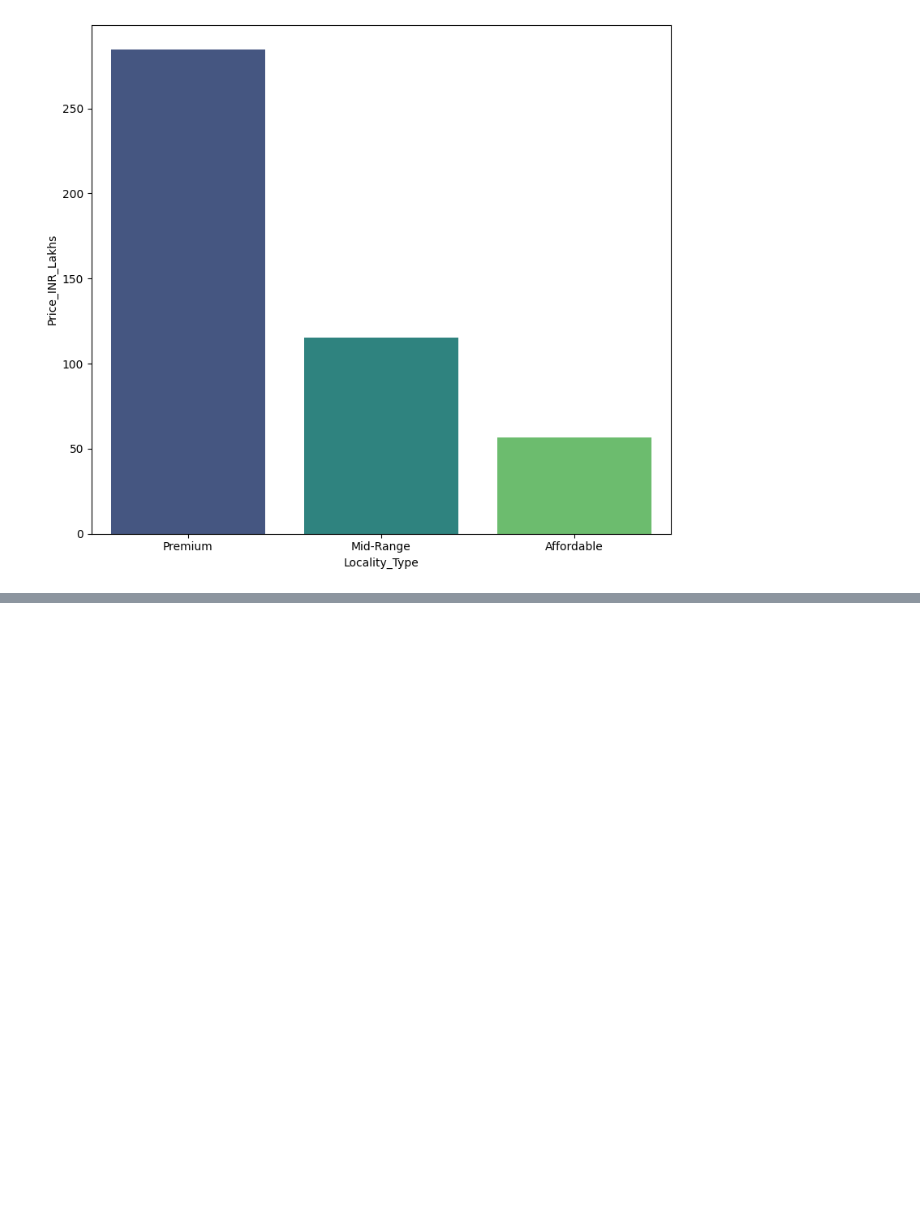
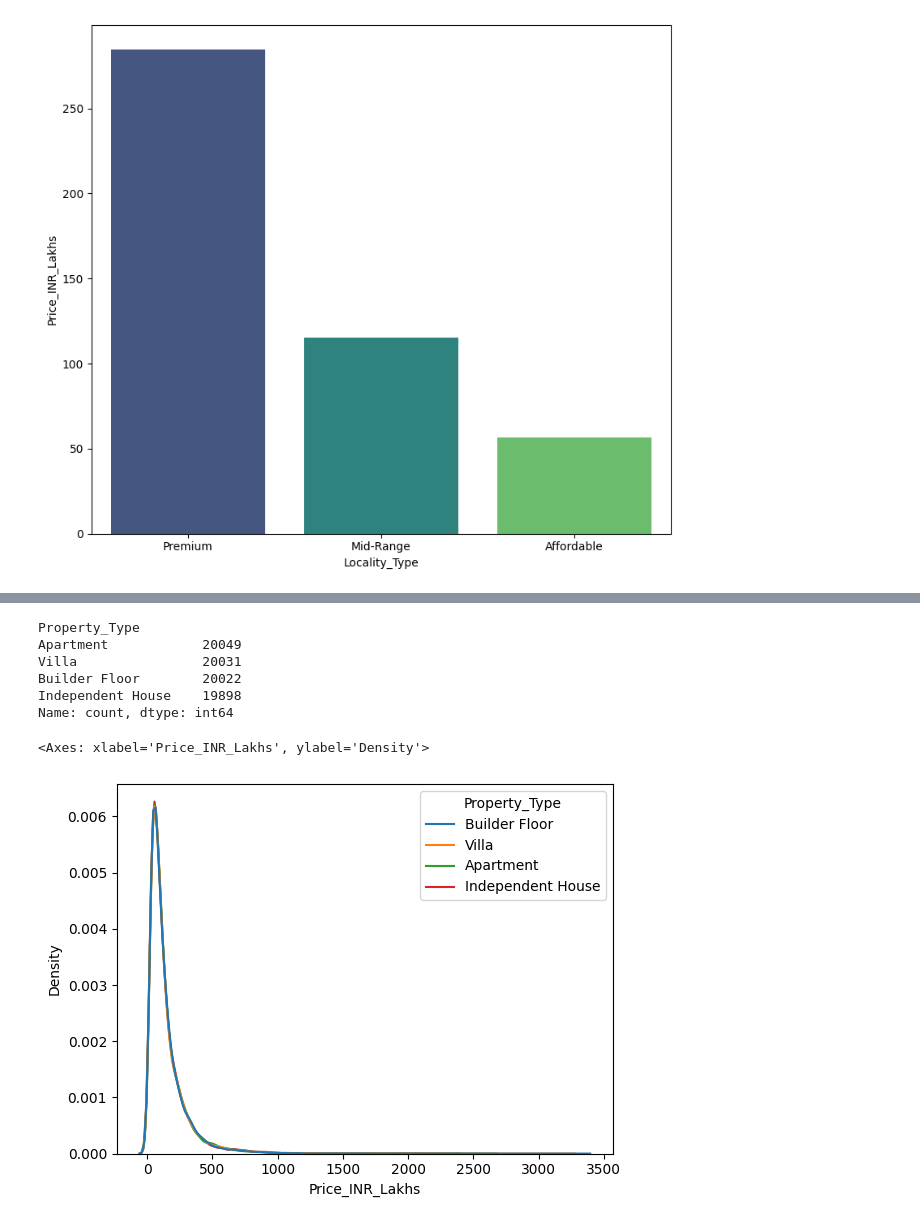
Before and after one commit to subham-oss/House-price-prediction, a Jupyter notebook: notebooks/house_price_eda.ipynb, the cells around one changed output, grey strips where cells are left out. Drawn from its saved outputs; the diff is of its cells as text; code cells hidden in the pictures; blank space fills up the shorter version.

```diff
--- a/notebooks/house_price_eda.ipynb
+++ b/notebooks/house_price_eda.ipynb
@@ -167,0 +179,19 @@ plt.show()
+# %%
+df['Property_Type'].value_counts()
+# %% [output]
+Property_Type
+Apartment            20049
+Villa                20031
+Builder Floor        20022
+Independent House    19898
+Name: count, dtype: int64
+# %%
+sns.kdeplot(
+    data=df,
+    x='Price_INR_Lakhs',
+    hue='Property_Type',
+    common_norm=False
+)
+# %% [output]
+<Axes: xlabel='Price_INR_Lakhs', ylabel='Density'>
+[figure, added]
```
Also changed, not shown: parts of 16 cells of this notebook.
